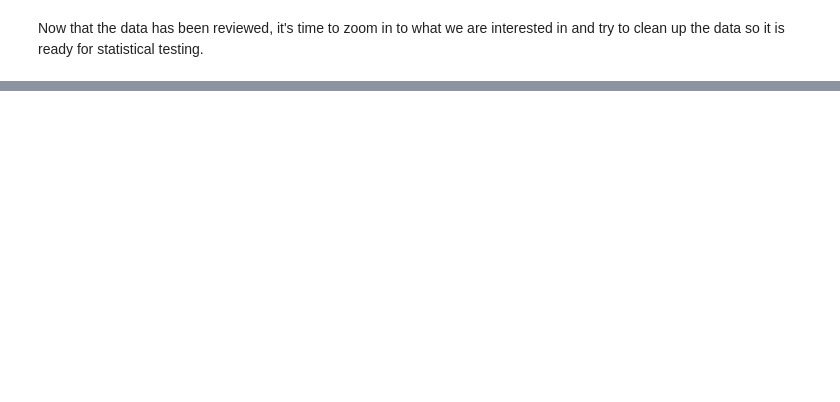
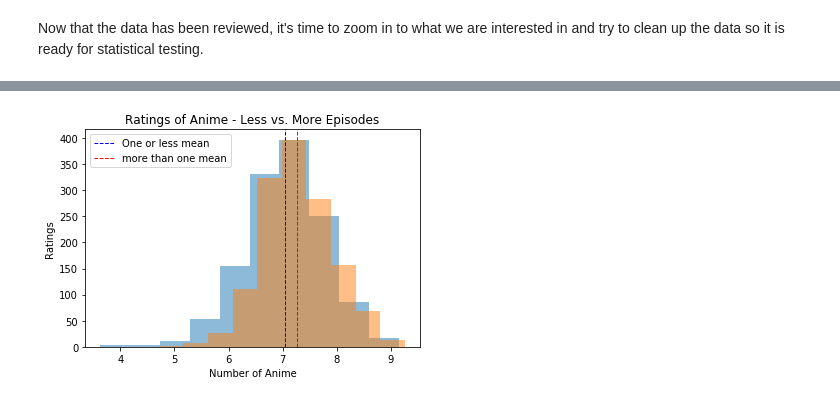
Before and after one commit to SLoganQ/Regarding_Anime, a Jupyter notebook: regarding_anime_data_explorations.ipynb, the cells around one changed output, grey strips where cells are left out. Saved outputs shown, nothing was run; the diff lists cells and outputs as text; code cells hidden in the pictures; blank space fills up the shorter version.

```diff
--- a/regarding_anime_data_explorations.ipynb
+++ b/regarding_anime_data_explorations.ipynb
@@ -294,0 +334,20 @@ plt.show()
+# %%
+less_mean = tv_anime_less_ep["rating"].mean()
+more_mean = tv_anime_more_ep["rating"].mean()
+plt.hist(tv_anime_less_ep["rating"], alpha=0.5)
+plt.hist(tv_anime_more_ep["rating"], alpha=0.5)
+less_mean_line = plt.axvline(less_mean, color="b", linestyle="dashed", linewidth=1)
+more_mean_line = plt.axvline(more_mean, color="r", linestyle="dashed", linewidth=1)
+plt.legend(
+    (
+        less_mean_line,
+        more_mean_line,
+    ),
+    ("One or less mean", "more than one mean"),
+)
+plt.title("Ratings of Anime - Less vs. More Episodes")
+plt.xlabel("Number of Anime")
+plt.ylabel("Ratings")
+plt.show()
+# %% [output]
+[figure, added]
```
Also changed, not shown: parts of 77 cells of this notebook.
